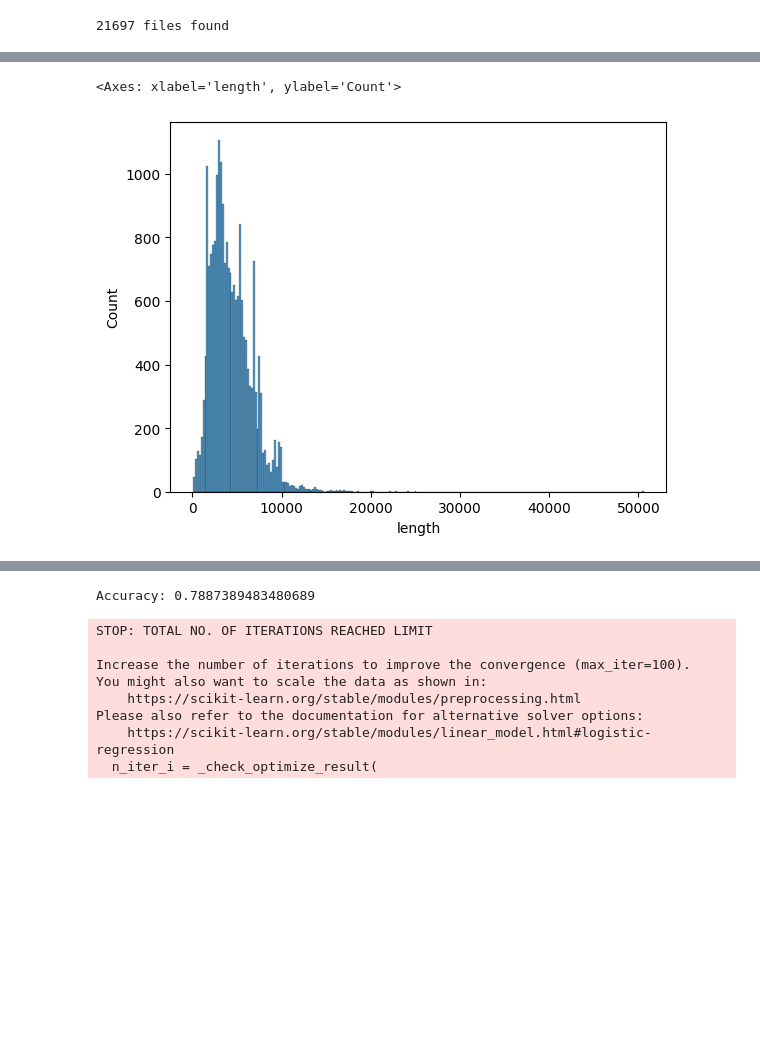
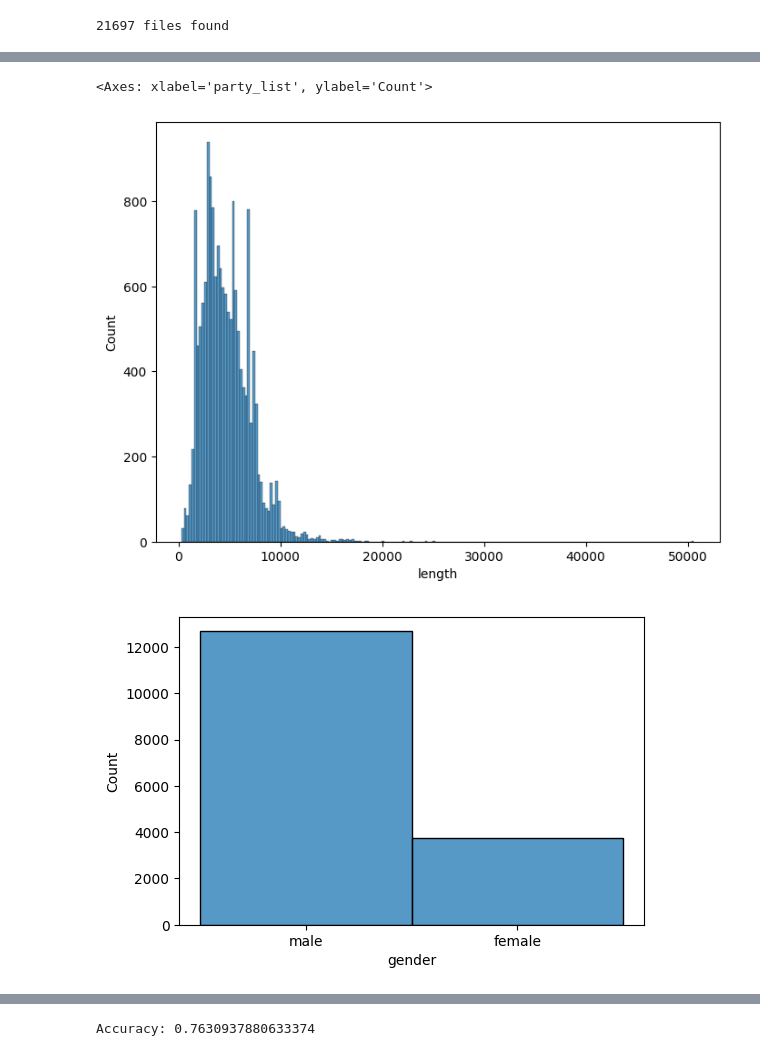
Before and after one commit to KingDonatien/NLP_donatien_roi, a Jupyter notebook: style_analysis.ipynb, the cells around one changed output, grey strips where cells are left out. Saved outputs shown, nothing was run; the diff lists cells and outputs as text; code cells hidden in the pictures; blank space fills up the shorter version.

```diff
--- a/style_analysis.ipynb
+++ b/style_analysis.ipynb
@@ -338,10 +353,21 @@ max       8534.000000
 Name: word_count, dtype: float64
 # %%
 import seaborn as sns
+import matplotlib.pyplot as plt
 
 #we visualize the distribution of text lengths
 df["length"] = df["text"].apply(len)
+plt.figure(figsize=(8, 6))
 sns.histplot(df["length"])
+
+#now we can look at the distribution of genders on anoither histogram
+plt.figure(figsize=(6, 4))
+sns.histplot(df["gender"])
+
+#now we can look at the distribution of potitical parties on anoither histogram
+plt.figure(figsize=(6, 4))
+sns.histplot(df["party_list"])
 # %% [output]
-<Axes: xlabel='length', ylabel='Count'>
+<Axes: xlabel='party_list', ylabel='Count'>
-[figure, old version]
+[figure, new version]
+[figure, added]
@@ -360,21 +387,13 @@ X_train, X_test, y_train, y_test = train_test_split(
     df["text"], df["gender"], test_size=0.3
 )
 
-vectorizer = CountVectorizer(max_features=1000)
+vectorizer = CountVectorizer(max_features=2000)
 X_train_vec = vectorizer.fit_transform(X_train)
 X_test_vec = vectorizer.transform(X_test)
 
 
-clf = LogisticRegression()
+clf = LogisticRegression(max_iter=5000)
 clf.fit(X_train_vec, y_train)
 print("Accuracy:", clf.score(X_test_vec, y_test))
 # %% [output]
-Accuracy: 0.7887389483480689
+Accuracy: 0.7630937880633374
-STOP: TOTAL NO. OF ITERATIONS REACHED LIMIT
-
-Increase the number of iterations to improve the convergence (max_iter=100).
-You might also want to scale the data as shown in:
-    https://scikit-learn.org/stable/modules/preprocessing.html
-Please also refer to the documentation for alternative solver options:
-    https://scikit-learn.org/stable/modules/linear_model.html#logistic-regression
-  n_iter_i = _check_optimize_result(
```
Also changed, not shown: parts of 11 cells of this notebook.
